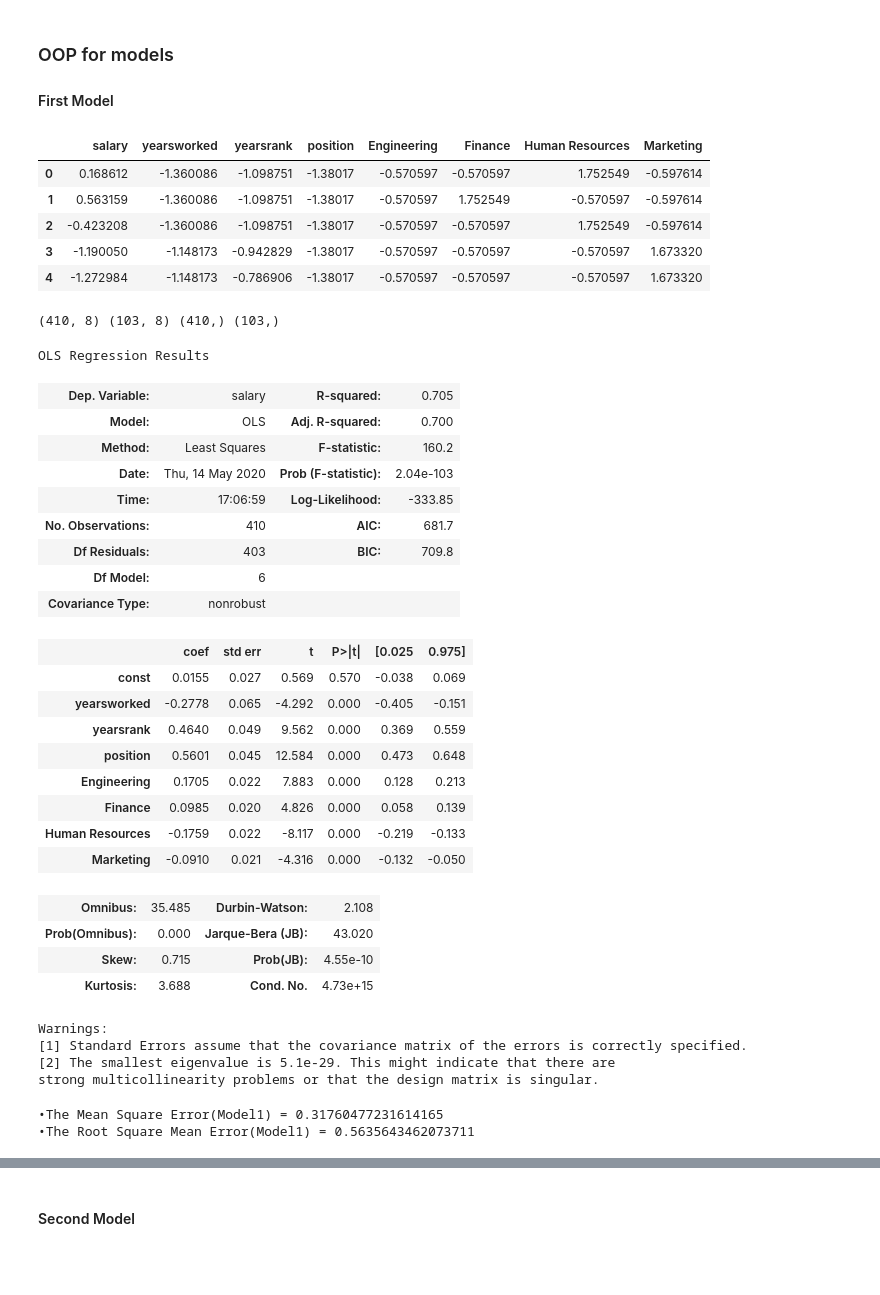
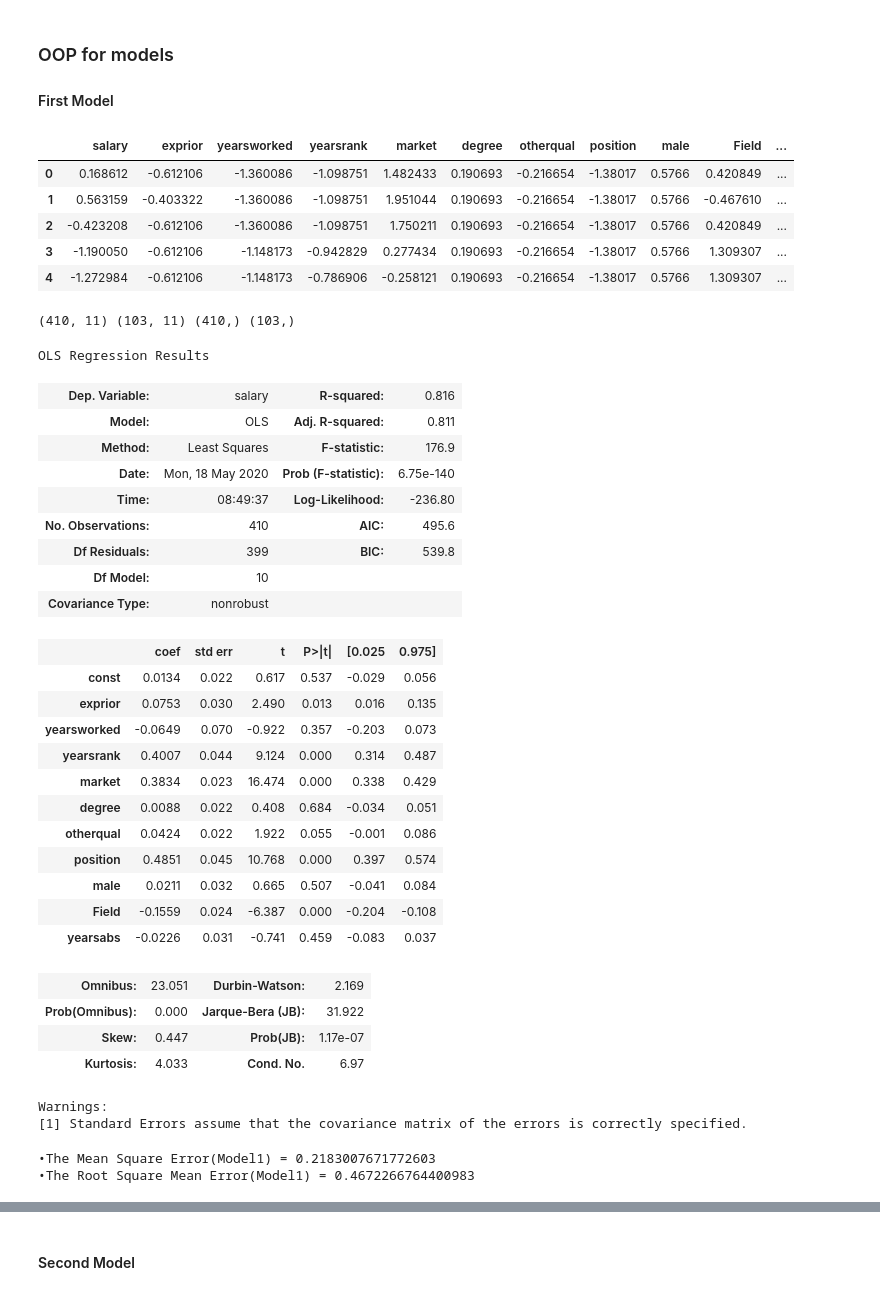
Before and after one commit to rethabilethulo/Oop_for_Ds, a Jupyter notebook: OOP_for_DS.ipynb, the cells around one changed output, grey strips where cells are left out. Cells and saved outputs as stored; diff of their text form; code cells hidden in the pictures; blank space fills up the shorter version.

```diff
--- a/OOP_for_DS.ipynb
+++ b/OOP_for_DS.ipynb
@@ -542,21 +542,21 @@ This seems to be a good model since it has satisfied the following linear regres
 # %%
 #Log transforming salary
 from sklearn.preprocessing import StandardScaler
 
 transform = StandardScaler()
 
-transformed = transform.fit_transform(salaries_df)
+transformed = transform.fit_transform(salaries)
 
-transformed = pd.DataFrame(transformed, columns = salaries_df.columns)
+transformed = pd.DataFrame(transformed, columns = salaries.columns)
 
 transformed.head()
 # %% [output]
-|  | salary | yearsworked | yearsrank | position | Engineering | Finance | Human Resources | Marketing |
-| 0 | 0.168612 | -1.360086 | -1.098751 | -1.38017 | -0.570597 | -0.570597 | 1.752549 | -0.597614 |
-| 1 | 0.563159 | -1.360086 | -1.098751 | -1.38017 | -0.570597 | 1.752549 | -0.570597 | -0.597614 |
-| 2 | -0.423208 | -1.360086 | -1.098751 | -1.38017 | -0.570597 | -0.570597 | 1.752549 | -0.597614 |
-| 3 | -1.190050 | -1.148173 | -0.942829 | -1.38017 | -0.570597 | -0.570597 | -0.570597 | 1.673320 |
-| 4 | -1.272984 | -1.148173 | -0.786906 | -1.38017 | -0.570597 | -0.570597 | -0.570597 | 1.673320 |
+|  | salary | exprior | yearsworked | yearsrank | market | degree | otherqual | position | male | Field | ... |
+| 0 | 0.168612 | -0.612106 | -1.360086 | -1.098751 | 1.482433 | 0.190693 | -0.216654 | -1.38017 | 0.5766 | 0.420849 | ... |
+| 1 | 0.563159 | -0.403322 | -1.360086 | -1.098751 | 1.951044 | 0.190693 | -0.216654 | -1.38017 | 0.5766 | -0.467610 | ... |
+| 2 | -0.423208 | -0.612106 | -1.360086 | -1.098751 | 1.750211 | 0.190693 | -0.216654 | -1.38017 | 0.5766 | 0.420849 | ... |
+| 3 | -1.190050 | -0.612106 | -1.148173 | -0.942829 | 0.277434 | 0.190693 | -0.216654 | -1.38017 | 0.5766 | 1.309307 | ... |
+| 4 | -1.272984 | -0.612106 | -1.148173 | -0.786906 | -0.258121 | 0.190693 | -0.216654 | -1.38017 | 0.5766 | 1.309307 | ... |
 # %%
 X1 = transformed.drop(["salary"],axis = 1)
 X1 = sm.add_constant(X1)
@@ -566,7 +566,7 @@ y1= transformed.salary
 X_train1,X_test1,y_train1, y_test1 = train_test_split(X1, y1, test_size=0.2,random_state=42)
 print(X_train1.shape,X_test1.shape,y_train1.shape, y_test1.shape)
 # %% [output]
-(410, 8) (103, 8) (410,) (103,)
+(410, 11) (103, 11) (410,) (103,)
 # %%
 # create a train model in one line
 model1 = sm.OLS(y_train1, X_train1).fit()
@@ -576,40 +576,41 @@ predict = model1.predict(X_test1)
 model1.summary()
 # %% [output]
 OLS Regression Results
-| Dep. Variable: | salary | R-squared: | 0.705 |
-| Model: | OLS | Adj. R-squared: | 0.700 |
-| Method: | Least Squares | F-statistic: | 160.2 |
-| Date: | Thu, 14 May 2020 | Prob (F-statistic): | 2.04e-103 |
-| Time: | 17:06:59 | Log-Likelihood: | -333.85 |
-| No. Observations: | 410 | AIC: | 681.7 |
-| Df Residuals: | 403 | BIC: | 709.8 |
-| Df Model: | 6 |  |  |
+| Dep. Variable: | salary | R-squared: | 0.816 |
+| Model: | OLS | Adj. R-squared: | 0.811 |
+| Method: | Least Squares | F-statistic: | 176.9 |
+| Date: | Mon, 18 May 2020 | Prob (F-statistic): | 6.75e-140 |
+| Time: | 08:49:37 | Log-Likelihood: | -236.80 |
+| No. Observations: | 410 | AIC: | 495.6 |
+| Df Residuals: | 399 | BIC: | 539.8 |
+| Df Model: | 10 |  |  |
 | Covariance Type: | nonrobust |  |  |
 |  | coef | std err | t | P>|t| | [0.025 | 0.975] |
-| const | 0.0155 | 0.027 | 0.569 | 0.570 | -0.038 | 0.069 |
-| yearsworked | -0.2778 | 0.065 | -4.292 | 0.000 | -0.405 | -0.151 |
-| yearsrank | 0.4640 | 0.049 | 9.562 | 0.000 | 0.369 | 0.559 |
-| position | 0.5601 | 0.045 | 12.584 | 0.000 | 0.473 | 0.648 |
-| Engineering | 0.1705 | 0.022 | 7.883 | 0.000 | 0.128 | 0.213 |
-| Finance | 0.0985 | 0.020 | 4.826 | 0.000 | 0.058 | 0.139 |
-| Human Resources | -0.1759 | 0.022 | -8.117 | 0.000 | -0.219 | -0.133 |
-| Marketing | -0.0910 | 0.021 | -4.316 | 0.000 | -0.132 | -0.050 |
+| const | 0.0134 | 0.022 | 0.617 | 0.537 | -0.029 | 0.056 |
+| exprior | 0.0753 | 0.030 | 2.490 | 0.013 | 0.016 | 0.135 |
+| yearsworked | -0.0649 | 0.070 | -0.922 | 0.357 | -0.203 | 0.073 |
+| yearsrank | 0.4007 | 0.044 | 9.124 | 0.000 | 0.314 | 0.487 |
+| market | 0.3834 | 0.023 | 16.474 | 0.000 | 0.338 | 0.429 |
+| degree | 0.0088 | 0.022 | 0.408 | 0.684 | -0.034 | 0.051 |
+| otherqual | 0.0424 | 0.022 | 1.922 | 0.055 | -0.001 | 0.086 |
+| position | 0.4851 | 0.045 | 10.768 | 0.000 | 0.397 | 0.574 |
+| male | 0.0211 | 0.032 | 0.665 | 0.507 | -0.041 | 0.084 |
+| Field | -0.1559 | 0.024 | -6.387 | 0.000 | -0.204 | -0.108 |
+| yearsabs | -0.0226 | 0.031 | -0.741 | 0.459 | -0.083 | 0.037 |
-| Omnibus: | 35.485 | Durbin-Watson: | 2.108 |
-| Prob(Omnibus): | 0.000 | Jarque-Bera (JB): | 43.020 |
-| Skew: | 0.715 | Prob(JB): | 4.55e-10 |
-| Kurtosis: | 3.688 | Cond. No. | 4.73e+15 |
+| Omnibus: | 23.051 | Durbin-Watson: | 2.169 |
+| Prob(Omnibus): | 0.000 | Jarque-Bera (JB): | 31.922 |
+| Skew: | 0.447 | Prob(JB): | 1.17e-07 |
+| Kurtosis: | 4.033 | Cond. No. | 6.97 |
 Warnings:
 [1] Standard Errors assume that the covariance matrix of the errors is correctly specified.
-[2] The smallest eigenvalue is 5.1e-29. This might indicate that there are
-strong multicollinearity problems or that the design matrix is singular.
 # %%
 model1_errors = ErrorCalculator(y_test1, predict)
 
 print(f"•The Mean Square Error(Model1) = {model1_errors.get_mse()}")
 print(f"•The Root Square Mean Error(Model1) = {model1_errors.get_rmse()}")
 # %% [output]
-•The Mean Square Error(Model1) = 0.31760477231614165
-•The Root Square Mean Error(Model1) = 0.5635643462073711
+•The Mean Square Error(Model1) = 0.2183007671772603
+•The Root Square Mean Error(Model1) = 0.4672266764400983
 # %%
 # Model1 error summary
 model1_errors.error_summary()
```
Also changed, not shown: parts of 22 cells of this notebook.
